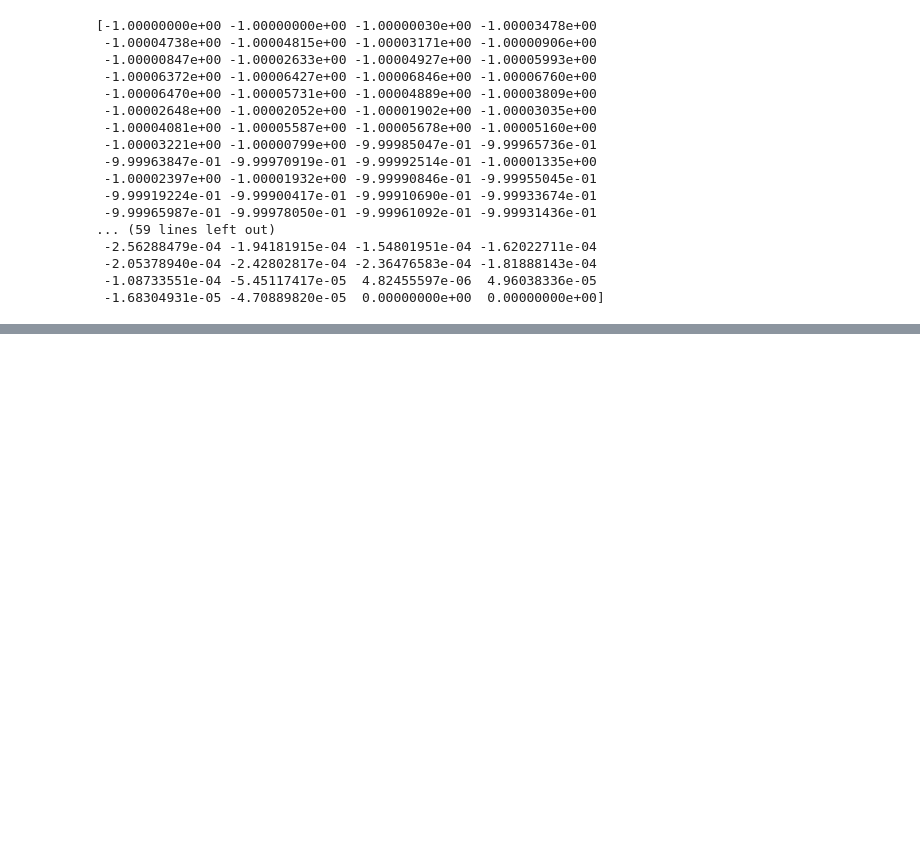
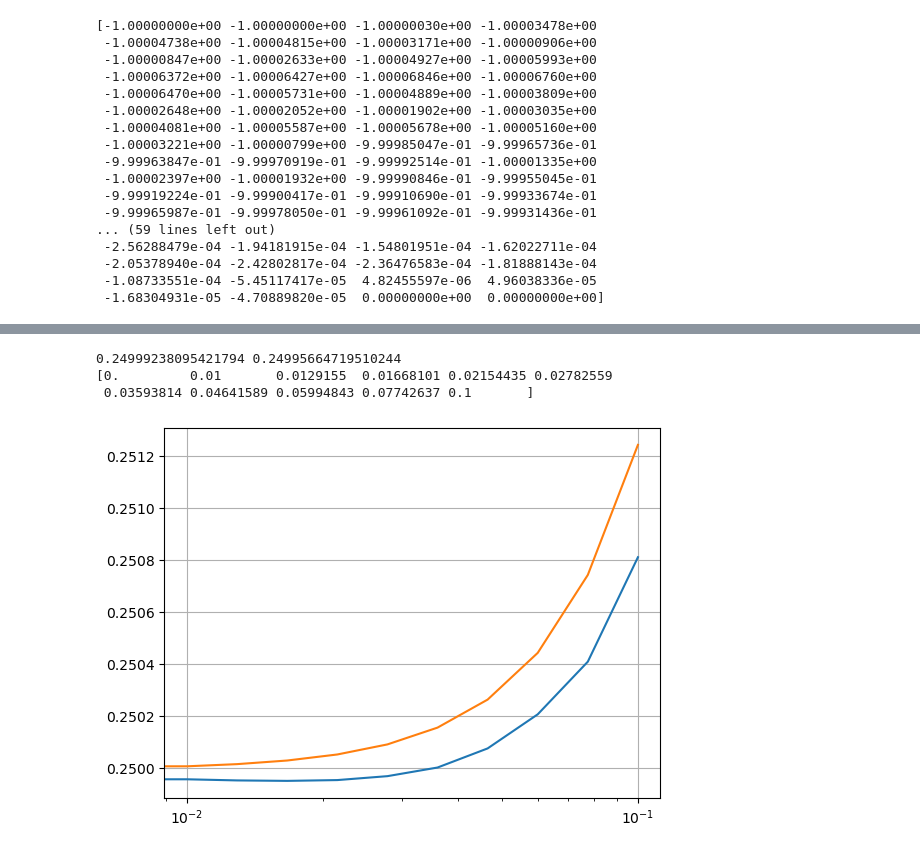
Before and after one commit to larstors/Internship, a Jupyter notebook: numerics/output.ipynb, the cells around one changed output, grey strips where cells are left out. Drawn from its saved outputs; the diff is of its cells as text; code cells hidden in the pictures; blank space fills up the shorter version.

```diff
--- a/numerics/output.ipynb
+++ b/numerics/output.ipynb
@@ -862,0 +553,10 @@ S = Parallel(n_jobs=5)(delayed(action_adj))
+# %%
+def action_adj(tau, pot, ini, fin, tm, N=250, maxiter=1500, lambd=0, a=0):
+    test =  legendre.transform_adjust(lambda_=lambd, a=a, tau=tau, D1=0, D2=2, N=N, noise="d", pot=pot, tmax=tm, const_i=ini, const_f=fin)
+    res = test.minimize( maxiter=maxiter)
+    #res = test.minimize(maxiter=maxiter)
+    return res.fun
+
+
+S = Parallel(n_jobs=5)(delayed(action_adj)(tau=tau[i], pot="m", ini=-1, fin=0, tm=tm[i], N=n[i]) for i in range(len(tau)))
+#S2 = Parallel(n_jobs=5)(delayed(action_adj)(tau=tau[i], pot="m", ini=-1, fin=0, tm=tm[i], N=n[i], lambd=0.01, a=1) for i in range(len(tau)))
@@ -862,0 +581,20 @@ S = Parallel(n_jobs=5)(delayed(action_adj))
+# %%
+def g(t):
+    dV = S[0]
+    return dV* ( 1  + 0.5 * t**2 )#- 6/5 * t**4 + 279/35 * t**6)
+
+print(S[0], Act)
+tau = np.array(tau)
+print(tau)
+plt.plot(tau[:], S[:])
+#plt.plot(tau[1:], S2[1:])
+plt.plot(tau[:], g(tau[:]))
+plt.xscale("log")
+#plt.yscale("log")
+plt.grid()
+plt.show()
+# %% [output]
+0.24999238095421794 0.24995664719510244
+[0.         0.01       0.0129155  0.01668101 0.02154435 0.02782559
+ 0.03593814 0.04641589 0.05994843 0.07742637 0.1       ]
+[figure, added]
```
Also changed, not shown: parts of 33 cells of this notebook, 5 other files.
